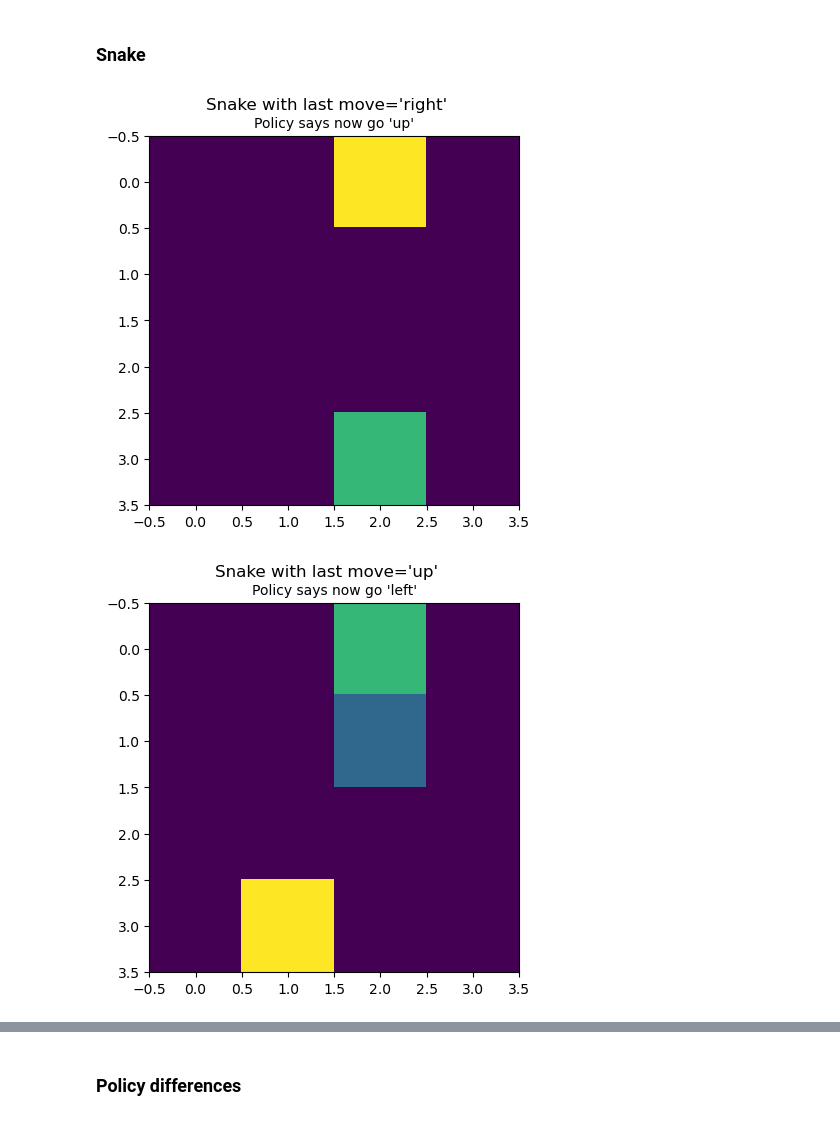
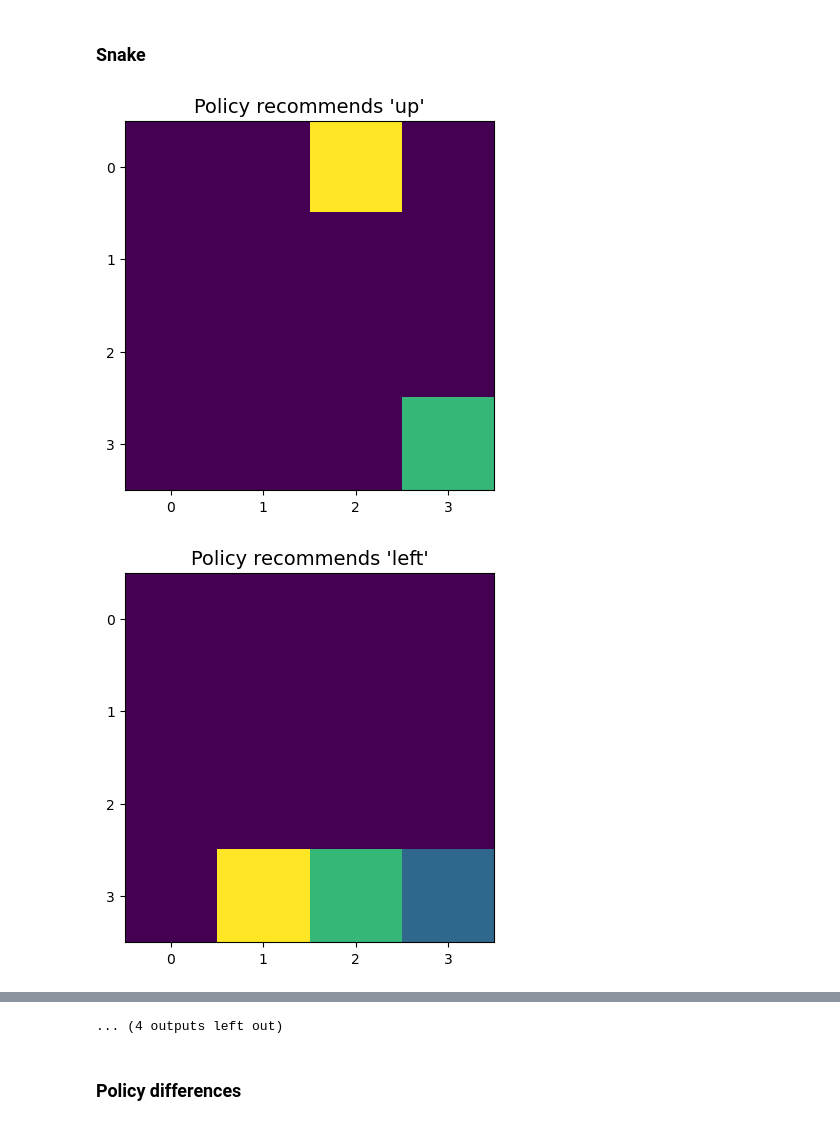
Before and after one commit to ryankarel/cs-7641-mdp, a Jupyter notebook: MDPs 2.ipynb, the cells around one changed output, grey strips where cells are left out. Drawn from its saved outputs; the diff is of its cells as text; code cells hidden in the pictures.

```diff
--- a/MDPs 2.ipynb
+++ b/MDPs 2.ipynb
@@ -497,7 +497,7 @@ for i in range(2, 12):
     for j in range(2, 22):
         value_visualization.loc[i, j] = blackjack_value[(j, i, 'hitting')]
 
-value_visualization = value_visualization.iloc[:, 5:15].round(2)
+value_visualization = value_visualization.iloc[:, 9:19].round(2)
 cm = sns.diverging_palette(h_neg=0, h_pos=150, as_cmap=True)
 s = value_visualization.style.background_gradient(cmap=cm)
 s.format(precision=2)
@@ -521,12 +521,14 @@ s
 def plot_snake_state_with_subtitle(s, subtitle):
     board, last_direction = array_state(s)
     plt.imshow(board, interpolation='none')
-    plt.suptitle(f"Snake with last move='{s[1]}'", fontsize=12, y=0.96)
-    plt.title(subtitle, fontsize=10)
+    #plt.suptitle(f"Snake with last move='{s[1]}'", fontsize=12, y=0.96)
+    plt.title(subtitle, fontsize=14)
+    plt.xticks([0, 1, 2, 3])
+    plt.yticks([0, 1, 2, 3])
     plt.show()
 # %%
-for ex in [snake_example_0, snake_example_1, snake_example_2, snake_example_3, snake_example_4]:
-    plot_snake_state_with_subtitle(ex, f'Policy says now go \'{snake_policy[ex]}\'')
+for ex in random.sample(problems['Snake'].states, k=16):
+    plot_snake_state_with_subtitle(ex, f'Policy recommends \'{snake_policy[ex]}\'')
 # %% [output]
-[figure, old version]
+[figure, new version]
-[figure, old version]
+[figure, new version]
@@ -536,3 +545,4 @@ for ex in [snake_example_0, snake_example_1, snake_example_2, snake_example_3, s
+... (4 outputs left out)
 # %% [markdown]
 ### Policy differences
 # %% [markdown]
```
Also changed, not shown: parts of 4 cells of this notebook, 1 other file.
